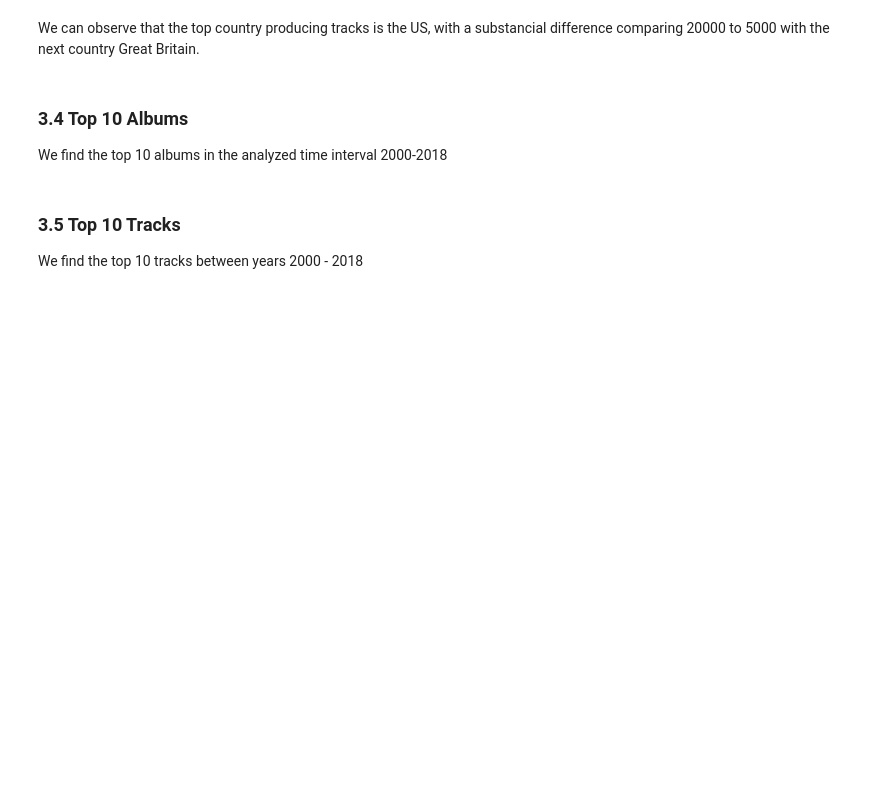
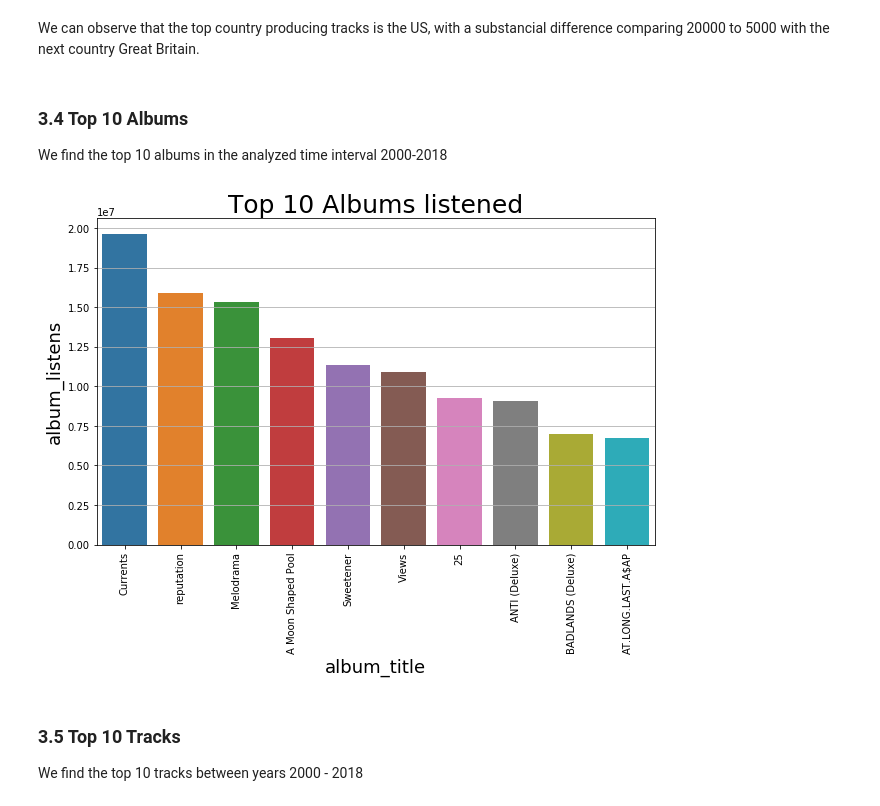
Before and after one commit to AndresMontero/Project, a Jupyter notebook: src/main.ipynb, the cells around one changed output. Saved outputs shown, nothing was run; the diff lists cells and outputs as text; code cells hidden in the pictures; blank space fills up the shorter version.

```diff
--- a/src/main.ipynb
+++ b/src/main.ipynb
@@ -281,20 +376,22 @@ We can observe that the top country producing tracks is the US, with a substanci
 ###  3.4 Top 10 Albums
 We find the top 10 albums in the analyzed time interval 2000-2018
 # %%
-# albums_df=album_filtered.copy()
-# albums_top10=albums_df.sort_values(by=['album_listens'],ascending=False).head(10)
+# albums_df=albums_df.copy()
+# albums_top10=albums_df.sort_values(by=['album_listens'],ascending=False).head(11)
 albums_grouped = albums_df.groupby(albums_df['album_id']) \
                           .first()[['album_title', 'album_listens']]
 albums_top10 = albums_grouped.sort_values(by='album_listens',
-                                          ascending=False).head(10)
+                                          ascending=False).head(11)
 
 def album_listen_top10():
     plt.grid()
     sns.barplot(x='album_title', y='album_listens',
                 data=albums_top10)
     plt.xticks(rotation=90)
 
 std_plot(album_listen_top10, title='Top 10 Albums listened')
+# %% [output]
+[figure, added]
 # %% [markdown]
 <a id='3.5'></a>
 ###  3.5 Top 10 Tracks
```
Also changed, not shown: parts of 32 cells of this notebook, 46 other files.
